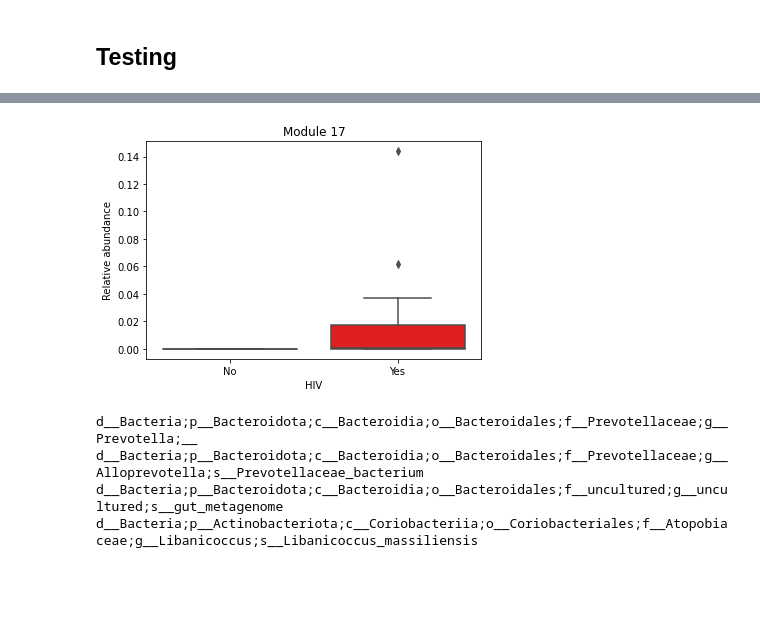
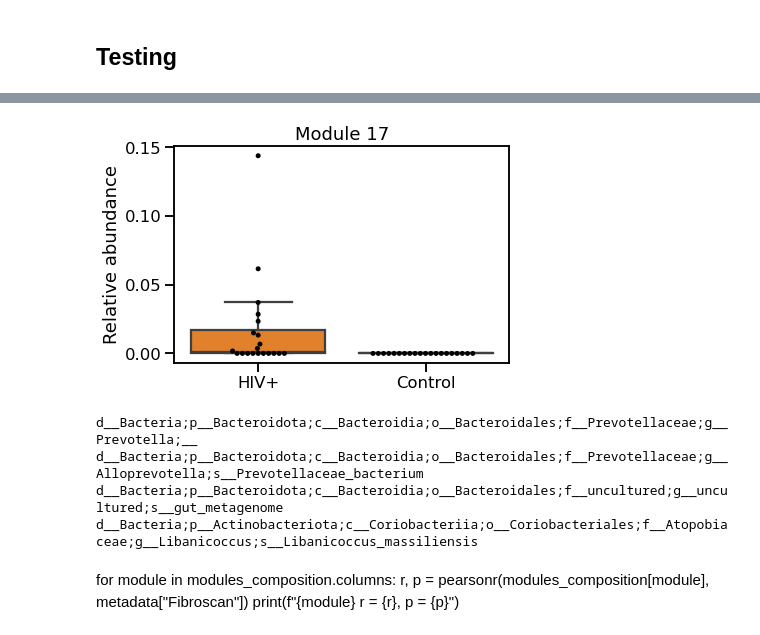
Before and after one commit to sterrettJD/HIV-microbiome, a Jupyter notebook: SCNIC.ipynb, the cells around one changed output, grey strips where cells are left out. Cells and saved outputs as stored; diff of their text form; code cells hidden in the pictures; blank space fills up the shorter version.

Commit message:
update plots

```diff
--- a/SCNIC.ipynb
+++ b/SCNIC.ipynb
@@ -131,16 +135,28 @@ modules_table_mat = np.matrix(modules_table)
 modules_table_mat /= np.sum(modules_table_mat,axis=1)
 modules_composition = pd.DataFrame(modules_table_mat, index=modules_table.index,
                                    columns=modules_table.columns)
+# %%
+sns.set_context("talk")
 # %%
 ax = sns.boxplot(x=metadata["HIV"],
             y=modules_composition["module_17"],
-            order=["No", "Yes"],
-            palette=["royalblue", "red"])
+            order=["Yes", "No"],
+            palette=["tab:orange", "tab:blue"],
+            showfliers=False)
+
+ax = sns.swarmplot(x=metadata["HIV"],
+                  y=modules_composition["module_17"],
+                  order=["Yes", "No"],
+                  palette=["black"],
+                  ax=ax)
 ax.set_title("Module 17")
 ax.set_ylabel("Relative abundance")
+ax.set(xlabel=None, xticklabels=["HIV+", "Control"])
+
+plt.savefig("figures/module_17_HIV_boxplot.svg", transparent=True, bbox_inches="tight")
 plt.show()
 # %% [output]
-[figure, old version]
+[figure, new version]
 # %%
 for tax in modules.loc["module_17"].dropna():
     print(tax)
@@ -149,3 +165,8 @@ d__Bacteria;p__Bacteroidota;c__Bacteroidia;o__Bacteroidales;f__Prevotellaceae;g_
 d__Bacteria;p__Bacteroidota;c__Bacteroidia;o__Bacteroidales;f__Prevotellaceae;g__Alloprevotella;s__Prevotellaceae_bacterium
 d__Bacteria;p__Bacteroidota;c__Bacteroidia;o__Bacteroidales;f__uncultured;g__uncultured;s__gut_metagenome
 d__Bacteria;p__Actinobacteriota;c__Coriobacteriia;o__Coriobacteriales;f__Atopobiaceae;g__Libanicoccus;s__Libanicoccus_massiliensis
+# %% [markdown]
+for module in modules_composition.columns:
+    r, p = pearsonr(modules_composition[module],
+                   metadata["Fibroscan"])
+    print(f"{module} r = {r}, p = {p}")
```
Also changed, not shown: parts of 3 cells of this notebook.
